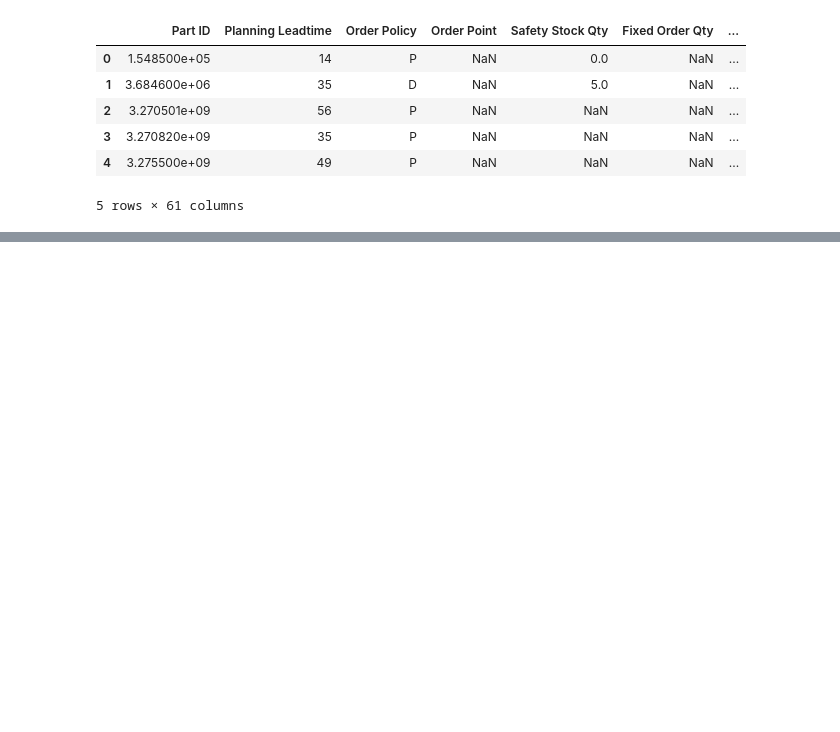
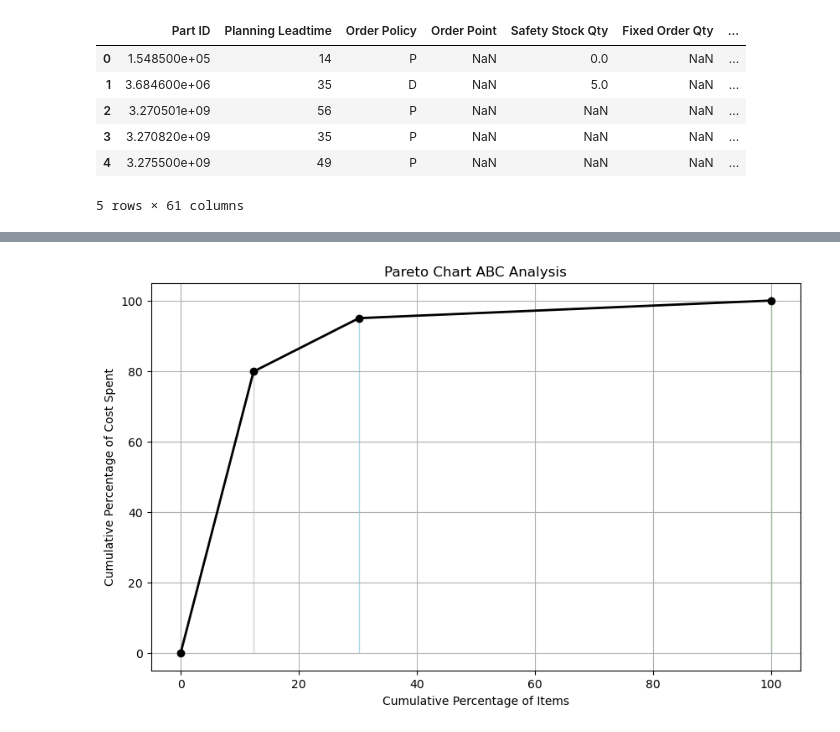
Before and after one commit to achchala/inventory-forecasting, a Jupyter notebook: ABC_analysis.ipynb, the cells around one changed output, grey strips where cells are left out. Saved outputs shown, nothing was run; the diff lists cells and outputs as text; code cells hidden in the pictures; blank space fills up the shorter version.

```diff
--- a/ABC_analysis.ipynb
+++ b/ABC_analysis.ipynb
@@ -43,3 +92,51 @@ Count of part IDs for C category (last 50%): 346
+# %%
+import pandas as pd
+import matplotlib.pyplot as plt
+import numpy as np
+
+# Sample DataFrame with 'Category' and 'Coeff_Code_Combined' columns
+# df should contain at least these columns
+# Let's assume df already contains these columns
+# df = ...
+
+df = df.sort_values(by='Annual Cost Spent', ascending=False)
+# Count the occurrences of each category
+category_counts = df['Category'].value_counts().sort_index()
+
+# Calculate cumulative sum of category counts
+cumulative_counts = category_counts.cumsum()
+
+# Calculate the cumulative percentage of items
+cumulative_percentage_items = (cumulative_counts / cumulative_counts.max()) * 100
+
+# Calculate the cumulative percentage of cost spent
+cumulative_cost_spent = df.groupby('Category')['Annual Cost Spent'].sum().cumsum()
+total_cost = df['Annual Cost Spent'].sum()
+cumulative_percentage_cost = (cumulative_cost_spent / total_cost) * 100
+
+# Create masks for different ranges of cumulative cost spent percentages
+mask_80 = np.concatenate(([False], cumulative_percentage_cost < 80))
+mask_95 = np.concatenate(([False], (cumulative_percentage_cost >= 80) & (cumulative_percentage_cost < 95)))
+mask_100 = np.concatenate(([False], cumulative_percentage_cost >= 95))
+
+# Plot the Pareto chart
+plt.figure(figsize=(10, 6))
+
+# Plot the main line with bolder properties
+plt.plot([0] + list(cumulative_percentage_items), [0] + list(cumulative_percentage_cost), marker='o', linestyle='-', color='black', linewidth=2)
+
+# Fill the areas under the curve with different colors based on masks
+plt.fill_between([0] + list(cumulative_percentage_items), [0] + list(cumulative_percentage_cost), color='lightgray', where=mask_80)
+plt.fill_between([0] + list(cumulative_percentage_items), [0] + list(cumulative_percentage_cost), color='lightblue', where=mask_95)
+plt.fill_between([0] + list(cumulative_percentage_items), [0] + list(cumulative_percentage_cost), color='lightgreen', where=mask_100)
+
+plt.xlabel('Cumulative Percentage of Items')
+plt.ylabel('Cumulative Percentage of Cost Spent')
+plt.title('Pareto Chart ABC Analysis')
+plt.grid(True)
+plt.show()
+# %% [output]
+[figure, added]
 # %%
 import matplotlib.pyplot as plt
 
```
Also changed, not shown: parts of 4 cells of this notebook.
